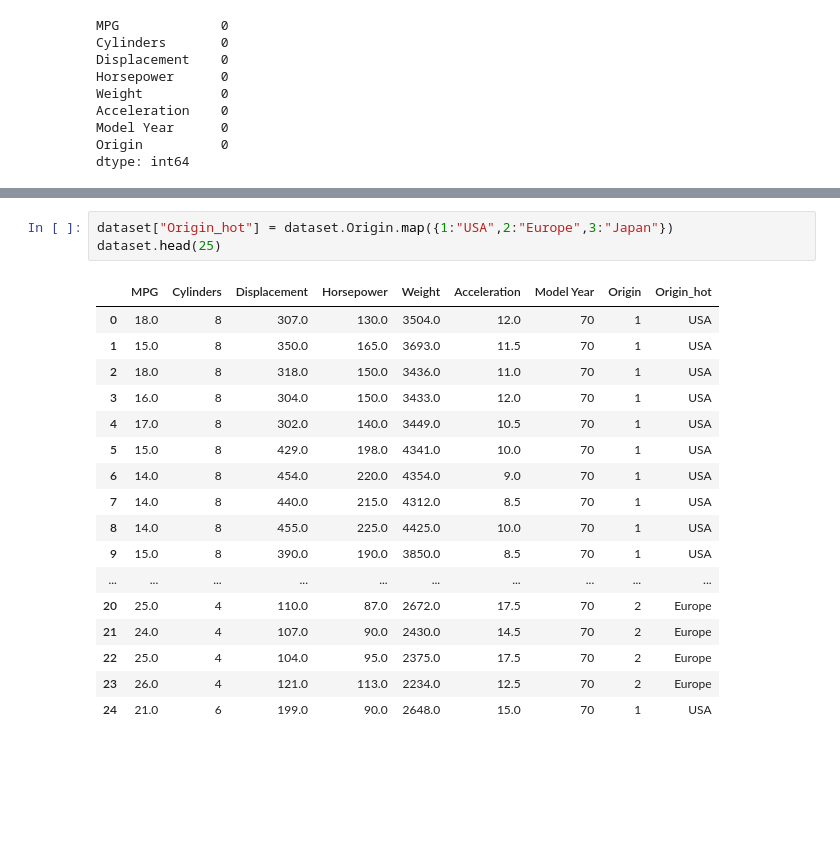
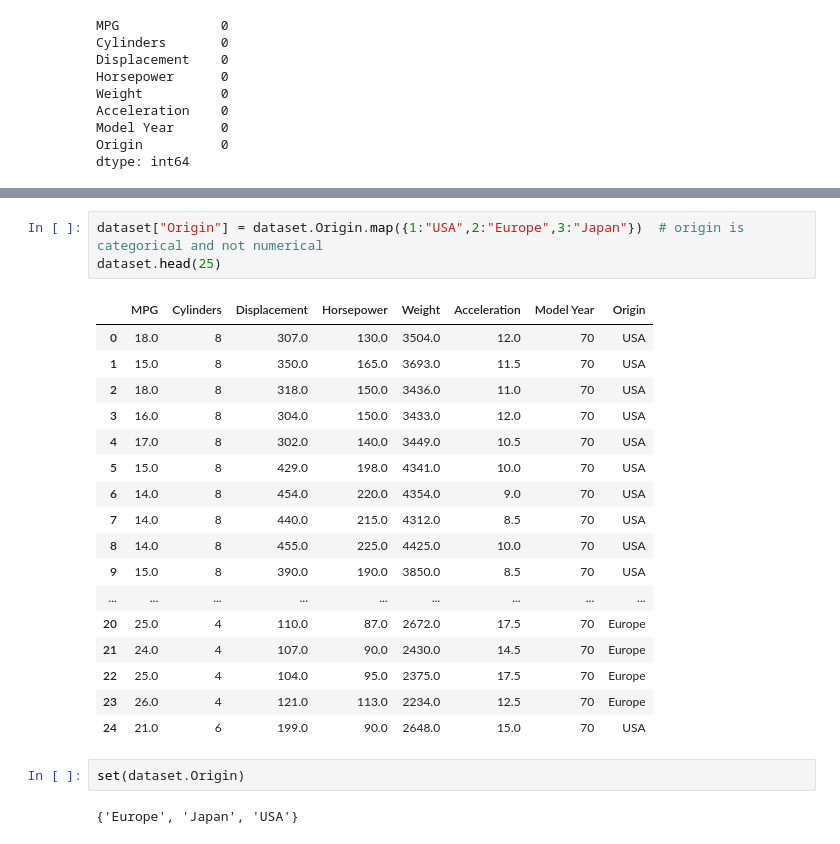
Before and after one commit to rivillasm/ineuron, a Jupyter notebook: full_stack/019b.DL_regression.ipynb, the cells around one changed output, grey strips where cells are left out. Cells and saved outputs as stored; diff of their text form; blank space fills up the shorter version.

```diff
--- a/full_stack/019b.DL_regression.ipynb
+++ b/full_stack/019b.DL_regression.ipynb
@@ -110,23 +110,27 @@ Data columns (total 8 columns):
 dtypes: float64(5), int64(3)
 memory usage: 27.6 KB
 # %%
-dataset["Origin_hot"] = dataset.Origin.map({1:"USA",2:"Europe",3:"Japan"})
+dataset["Origin"] = dataset.Origin.map({1:"USA",2:"Europe",3:"Japan"})  # origin is categorical and not numerical
 dataset.head(25)
 # %% [output]
-|  | MPG | Cylinders | Displacement | Horsepower | Weight | Acceleration | Model Year | Origin | Origin_hot |
-| 0 | 18.0 | 8 | 307.0 | 130.0 | 3504.0 | 12.0 | 70 | 1 | USA |
-| 1 | 15.0 | 8 | 350.0 | 165.0 | 3693.0 | 11.5 | 70 | 1 | USA |
-| 2 | 18.0 | 8 | 318.0 | 150.0 | 3436.0 | 11.0 | 70 | 1 | USA |
-| 3 | 16.0 | 8 | 304.0 | 150.0 | 3433.0 | 12.0 | 70 | 1 | USA |
-| 4 | 17.0 | 8 | 302.0 | 140.0 | 3449.0 | 10.5 | 70 | 1 | USA |
-| 5 | 15.0 | 8 | 429.0 | 198.0 | 4341.0 | 10.0 | 70 | 1 | USA |
-| 6 | 14.0 | 8 | 454.0 | 220.0 | 4354.0 | 9.0 | 70 | 1 | USA |
-| 7 | 14.0 | 8 | 440.0 | 215.0 | 4312.0 | 8.5 | 70 | 1 | USA |
-| 8 | 14.0 | 8 | 455.0 | 225.0 | 4425.0 | 10.0 | 70 | 1 | USA |
-| 9 | 15.0 | 8 | 390.0 | 190.0 | 3850.0 | 8.5 | 70 | 1 | USA |
-| ... | ... | ... | ... | ... | ... | ... | ... | ... | ... |
-| 20 | 25.0 | 4 | 110.0 | 87.0 | 2672.0 | 17.5 | 70 | 2 | Europe |
-| 21 | 24.0 | 4 | 107.0 | 90.0 | 2430.0 | 14.5 | 70 | 2 | Europe |
-| 22 | 25.0 | 4 | 104.0 | 95.0 | 2375.0 | 17.5 | 70 | 2 | Europe |
-| 23 | 26.0 | 4 | 121.0 | 113.0 | 2234.0 | 12.5 | 70 | 2 | Europe |
-| 24 | 21.0 | 6 | 199.0 | 90.0 | 2648.0 | 15.0 | 70 | 1 | USA |
+|  | MPG | Cylinders | Displacement | Horsepower | Weight | Acceleration | Model Year | Origin |
+| 0 | 18.0 | 8 | 307.0 | 130.0 | 3504.0 | 12.0 | 70 | USA |
+| 1 | 15.0 | 8 | 350.0 | 165.0 | 3693.0 | 11.5 | 70 | USA |
+| 2 | 18.0 | 8 | 318.0 | 150.0 | 3436.0 | 11.0 | 70 | USA |
+| 3 | 16.0 | 8 | 304.0 | 150.0 | 3433.0 | 12.0 | 70 | USA |
+| 4 | 17.0 | 8 | 302.0 | 140.0 | 3449.0 | 10.5 | 70 | USA |
+| 5 | 15.0 | 8 | 429.0 | 198.0 | 4341.0 | 10.0 | 70 | USA |
+| 6 | 14.0 | 8 | 454.0 | 220.0 | 4354.0 | 9.0 | 70 | USA |
+| 7 | 14.0 | 8 | 440.0 | 215.0 | 4312.0 | 8.5 | 70 | USA |
+| 8 | 14.0 | 8 | 455.0 | 225.0 | 4425.0 | 10.0 | 70 | USA |
+| 9 | 15.0 | 8 | 390.0 | 190.0 | 3850.0 | 8.5 | 70 | USA |
+| ... | ... | ... | ... | ... | ... | ... | ... | ... |
+| 20 | 25.0 | 4 | 110.0 | 87.0 | 2672.0 | 17.5 | 70 | Europe |
+| 21 | 24.0 | 4 | 107.0 | 90.0 | 2430.0 | 14.5 | 70 | Europe |
+| 22 | 25.0 | 4 | 104.0 | 95.0 | 2375.0 | 17.5 | 70 | Europe |
+| 23 | 26.0 | 4 | 121.0 | 113.0 | 2234.0 | 12.5 | 70 | Europe |
+| 24 | 21.0 | 6 | 199.0 | 90.0 | 2648.0 | 15.0 | 70 | USA |
+# %%
+set(dataset.Origin)
+# %% [output]
+{'Europe', 'Japan', 'USA'}
```
Also changed, not shown: parts of 3 cells of this notebook.
